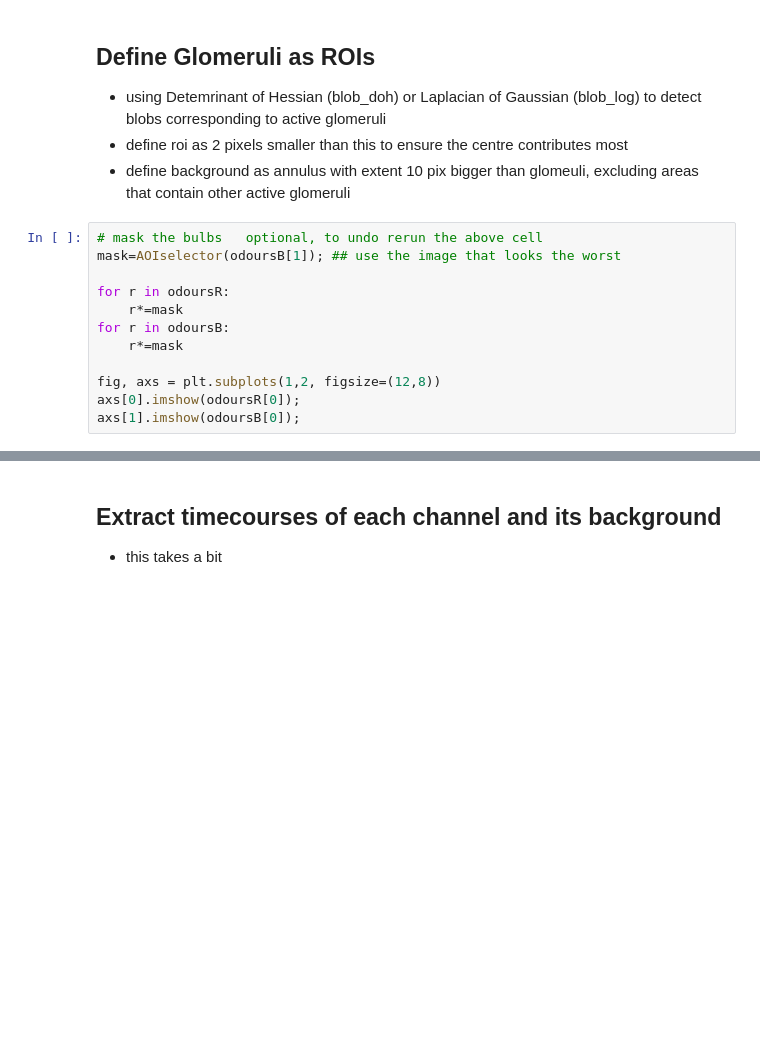
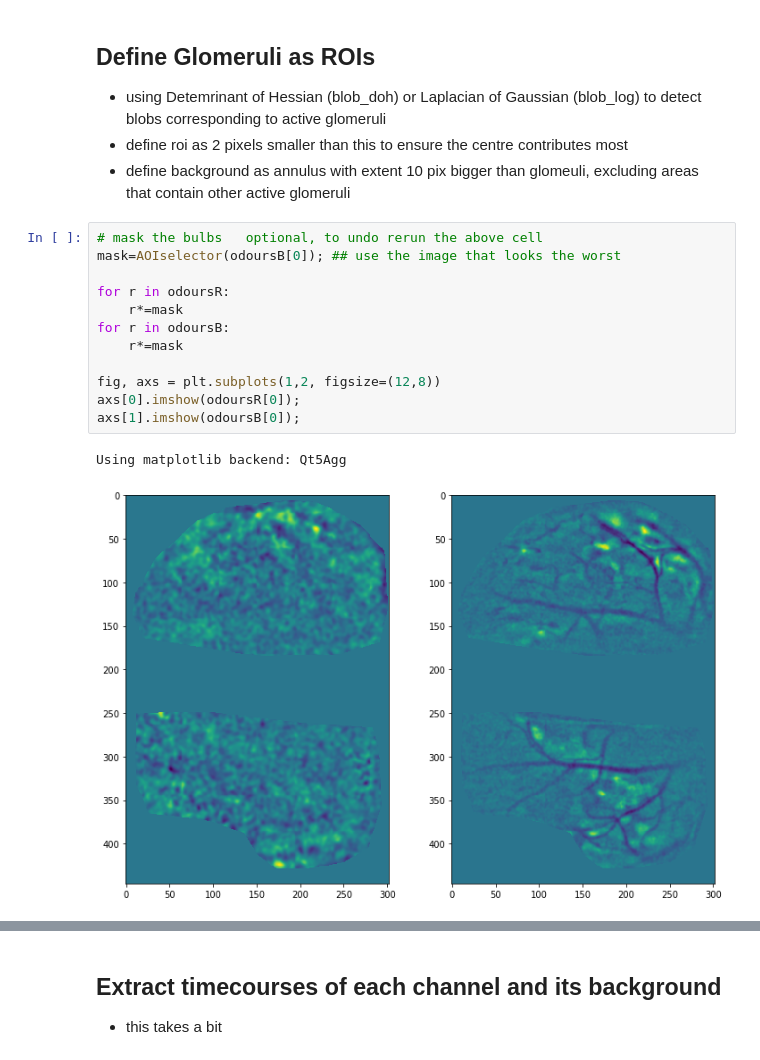
Before and after one commit to JohnstonLab/OMMI_Processing, a Jupyter notebook: OMMIprocessingV2.ipynb, the cells around one changed output, grey strips where cells are left out. Drawn from its saved outputs; the diff is of its cells as text; blank space fills up the shorter version.

```diff
--- a/OMMIprocessingV2.ipynb
+++ b/OMMIprocessingV2.ipynb
@@ -215,16 +232,19 @@ del i, a, b, st
 - define background as annulus with extent 10 pix bigger than glomeuli, excluding areas that contain other active glomeruli
 # %%
 # mask the bulbs   optional, to undo rerun the above cell
-mask=AOIselector(odoursB[1]); ## use the image that looks the worst
+mask=AOIselector(odoursB[0]); ## use the image that looks the worst
 
 for r in odoursR:
     r*=mask
 for r in odoursB:
     r*=mask
 
 fig, axs = plt.subplots(1,2, figsize=(12,8))
 axs[0].imshow(odoursR[0]);
 axs[1].imshow(odoursB[0]);
+# %% [output]
+Using matplotlib backend: Qt5Agg
+[figure, added]
 # %%
 ## first tune these parameters
 thr=7
```
Also changed, not shown: parts of 23 cells of this notebook.
